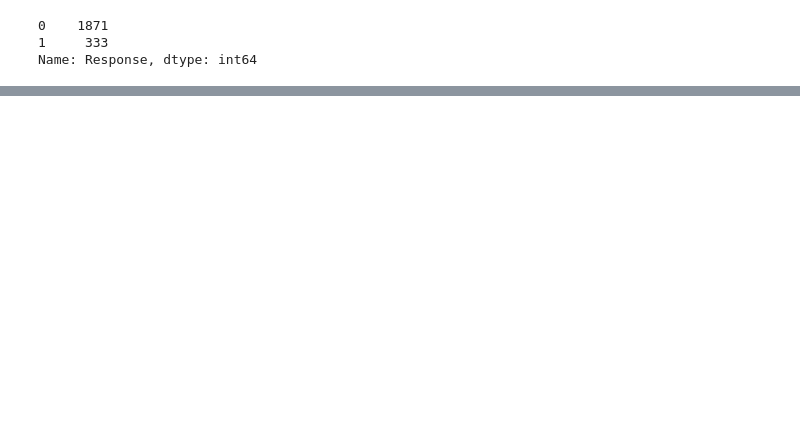
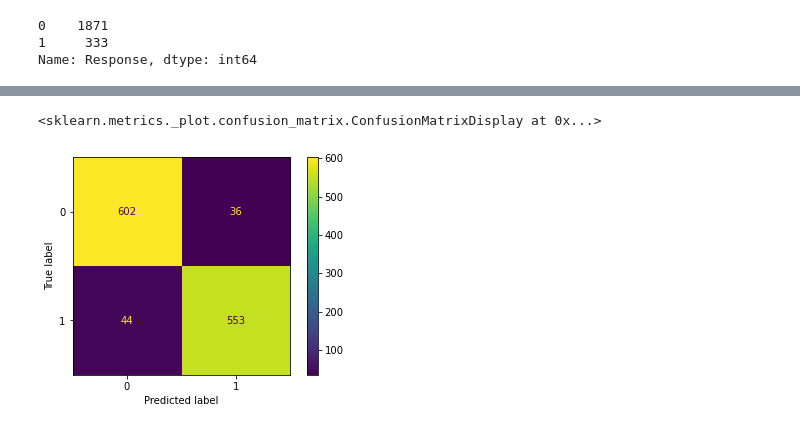
Before and after one commit to thehenke/case-data-modelling, a Jupyter notebook: data_wrangling.ipynb, the cells around one changed output, grey strips where cells are left out. Cells and saved outputs as stored; diff of their text form; code cells hidden in the pictures; blank space fills up the shorter version.

```diff
--- a/data_wrangling.ipynb
+++ b/data_wrangling.ipynb
@@ -281,0 +288,6 @@ metrics.plot_roc_curve(clf, X_test, y_test)
+# %%
+param_grid = {'C': [0.1, 1, 10, 100, 1000],
+              'gamma': [1, 0.1, 0.01, 0.001, 0.0001],
+              'kernel': ['rbf', 'poly']}
+grid_SVM = GridSearchCV(SVC(), param_grid, cv = 5)
+grid_SVM.fit(X_train, y_train)
@@ -281,0 +303,5 @@ metrics.plot_roc_curve(clf, X_test, y_test)
+# %%
+svm = SVC(C=1000, gamma = 1, kernel = 'rbf')
+# %%
+svm.fit(X_train, y_train)
+y_pred = svm.predict(X_test)
@@ -281,0 +319,5 @@ metrics.plot_roc_curve(clf, X_test, y_test)
+# %%
+metrics.plot_confusion_matrix(svm, X_test, y_test)
+# %% [output]
+<sklearn.metrics._plot.confusion_matrix.ConfusionMatrixDisplay at 0x...>
+[figure, added]
```
Also changed, not shown: parts of 22 cells of this notebook.
